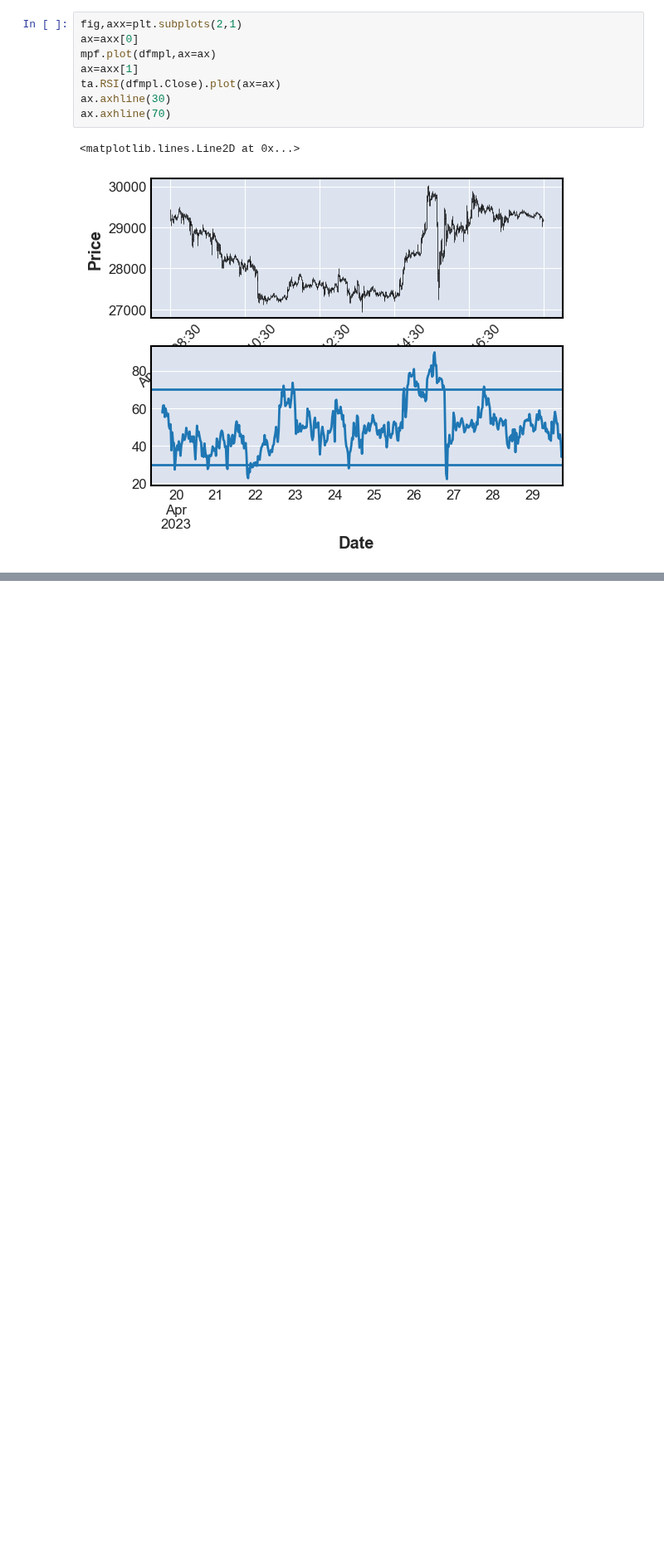
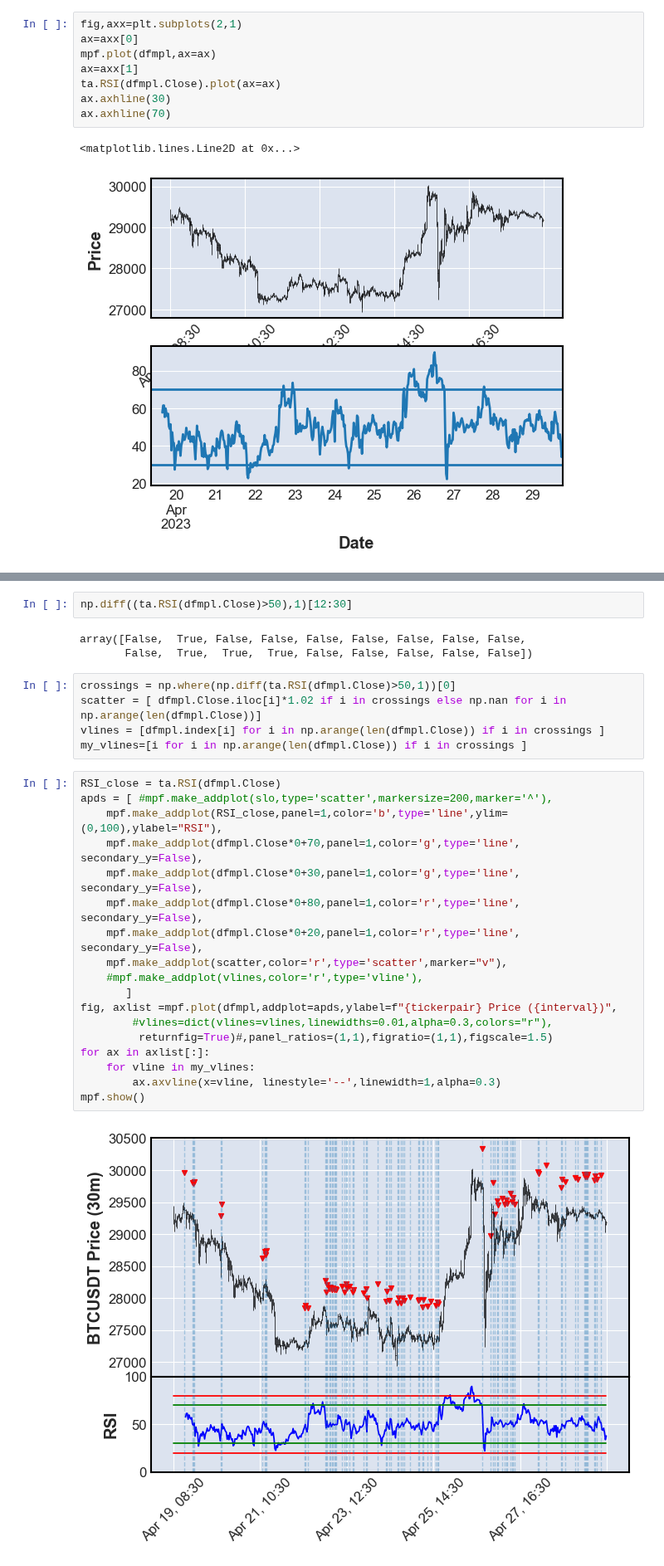
Before and after one commit to alexpvpmindustry/cryptotradr, a Jupyter notebook: 5_0_findbreakouts.ipynb, the cells around one changed output, grey strips where cells are left out. Shown at 83% size. Saved outputs shown, nothing was run; the diff lists cells and outputs as text; blank space fills up the shorter version.

```diff
--- a/5_0_findbreakouts.ipynb
+++ b/5_0_findbreakouts.ipynb
@@ -305,0 +309,30 @@ ax.axhline(70)
+# %%
+np.diff((ta.RSI(dfmpl.Close)>50),1)[12:30]
+# %% [output]
+array([False,  True, False, False, False, False, False, False, False,
+       False,  True,  True,  True, False, False, False, False, False])
+# %%
+crossings = np.where(np.diff(ta.RSI(dfmpl.Close)>50,1))[0]
+scatter = [ dfmpl.Close.iloc[i]*1.02 if i in crossings else np.nan for i in np.arange(len(dfmpl.Close))]
+vlines = [dfmpl.index[i] for i in np.arange(len(dfmpl.Close)) if i in crossings ]
+my_vlines=[i for i in np.arange(len(dfmpl.Close)) if i in crossings ]
+# %%
+RSI_close = ta.RSI(dfmpl.Close)
+apds = [ #mpf.make_addplot(slo,type='scatter',markersize=200,marker='^'),
+    mpf.make_addplot(RSI_close,panel=1,color='b',type='line',ylim=(0,100),ylabel="RSI"),
+    mpf.make_addplot(dfmpl.Close*0+70,panel=1,color='g',type='line', secondary_y=False),
+    mpf.make_addplot(dfmpl.Close*0+30,panel=1,color='g',type='line', secondary_y=False),
+    mpf.make_addplot(dfmpl.Close*0+80,panel=1,color='r',type='line', secondary_y=False),
+    mpf.make_addplot(dfmpl.Close*0+20,panel=1,color='r',type='line', secondary_y=False),
+    mpf.make_addplot(scatter,color='r',type='scatter',marker="v"),
+    #mpf.make_addplot(vlines,color='r',type='vline'),
+       ]
+fig, axlist =mpf.plot(dfmpl,addplot=apds,ylabel=f"{tickerpair} Price ({interval})",
+        #vlines=dict(vlines=vlines,linewidths=0.01,alpha=0.3,colors="r"),
+         returnfig=True)#,panel_ratios=(1,1),figratio=(1,1),figscale=1.5)
+for ax in axlist[:]:
+    for vline in my_vlines:
+        ax.axvline(x=vline, linestyle='--',linewidth=1,alpha=0.3)
+mpf.show()
+# %% [output]
+[figure, added]
```
Also changed, not shown: parts of 3 cells of this notebook.
